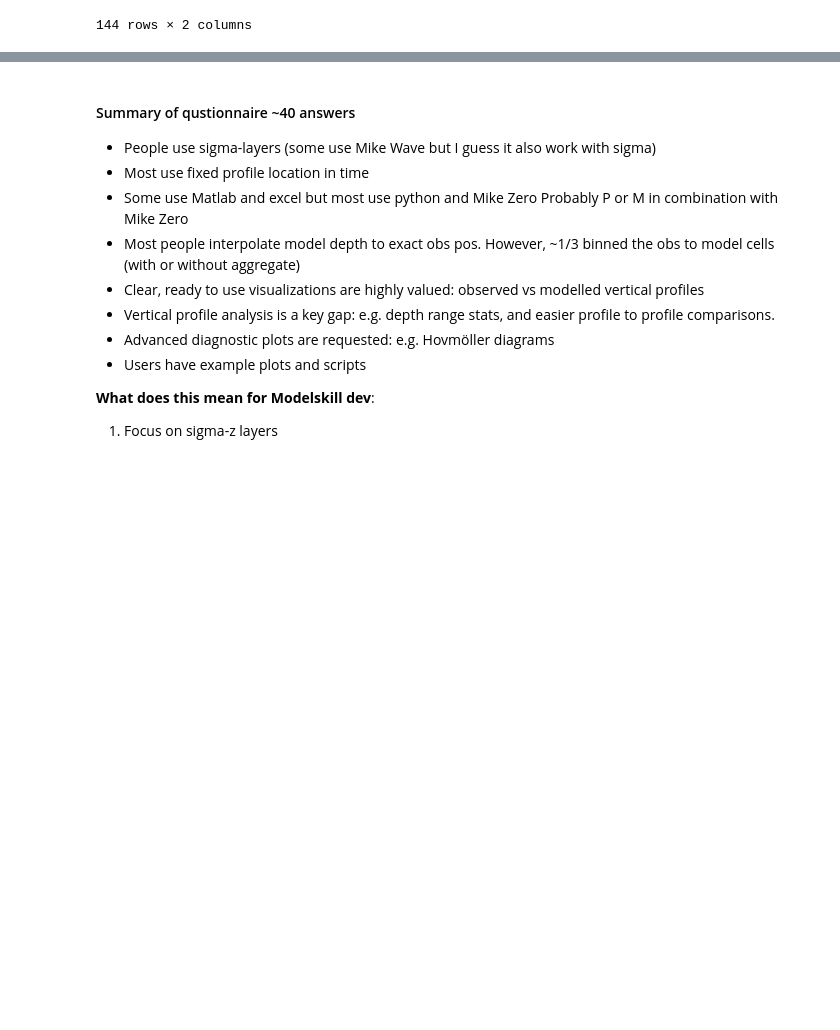
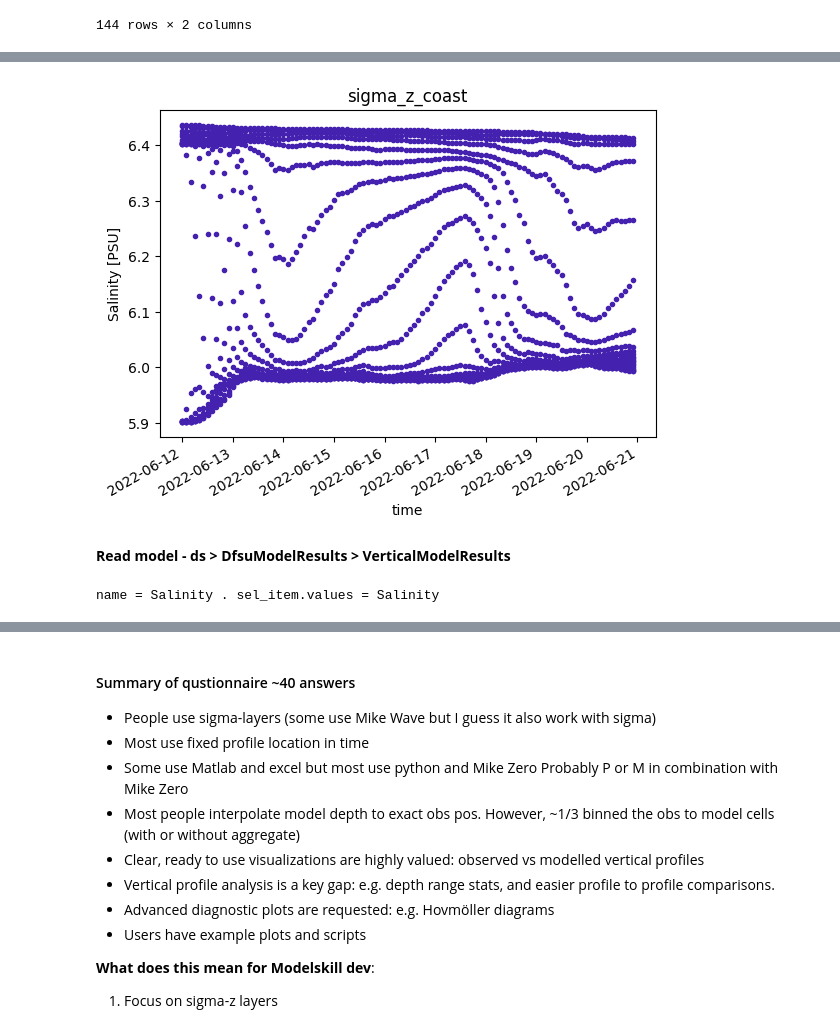
Before and after one commit to DHI/modelskill, a Jupyter notebook: notebooks/vertical_skill.ipynb, the cells around one changed output, grey strips where cells are left out. Cells and saved outputs as stored; diff of their text form; code cells hidden in the pictures; blank space fills up the shorter version.

```diff
--- a/notebooks/vertical_skill.ipynb
+++ b/notebooks/vertical_skill.ipynb
@@ -55,0 +105,15 @@ vo.to_dataframe()
+# %%
+vm = dfsu_model_results._extract_vertical_column(vo)
+# %%
+vm.plot()
+# %% [output]
+[figure, added]
+# %% [markdown]
+**Read model - ds > DfsuModelResults > VerticalModelResults**
+# %%
+dfsu_path = "../tests/testdata/vertical/sigma_z_coast.dfsu"
+ds = mikeio.read(dfsu_path)
+dfsu_model_results =ms.DfsuModelResult(ds, item="Salinity")
+print(f"name = {dfsu_model_results.name} . sel_item.values = {dfsu_model_results.sel_items.values}")
+# %% [output]
+name = Salinity . sel_item.values = Salinity
```
Also changed, not shown: parts of 22 cells of this notebook.
